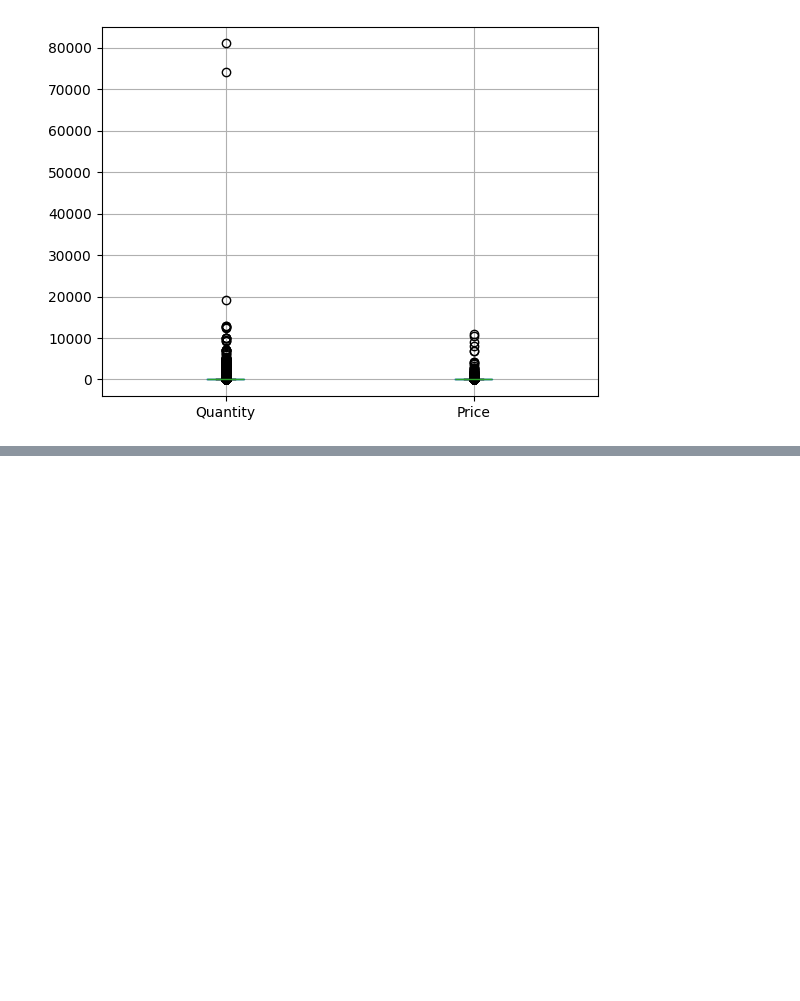
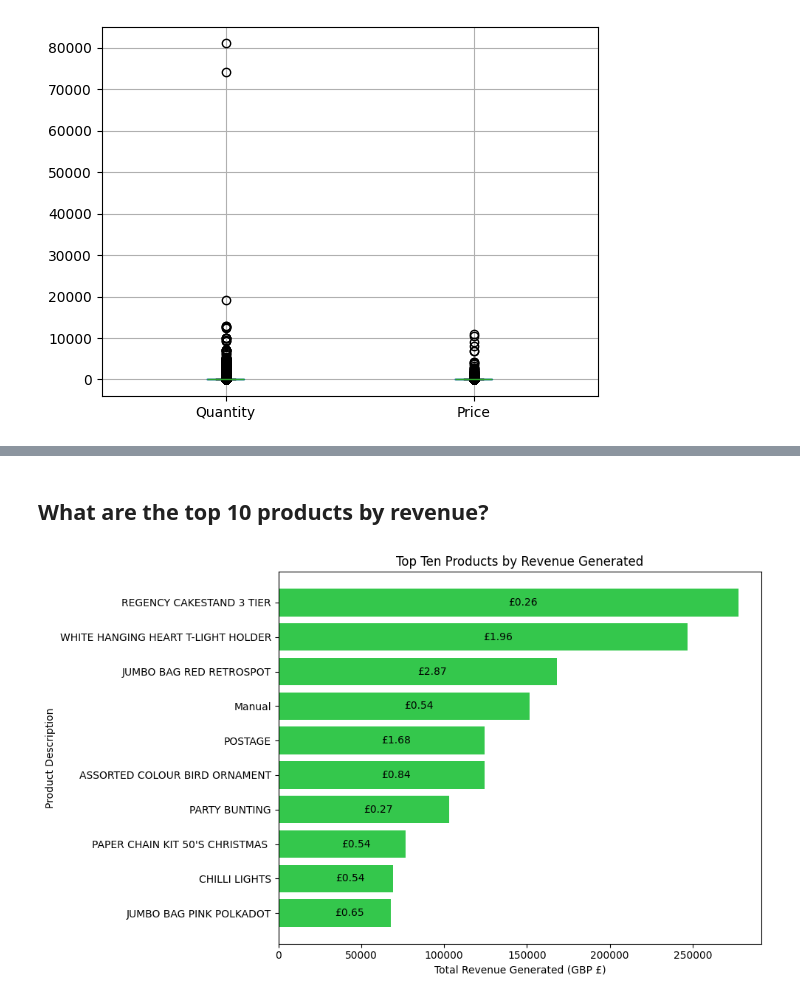
Before and after one commit to Gnabry1000/Retail-Business-Analysis, a Jupyter notebook: Business_Analysis.ipynb, the cells around one changed output, grey strips where cells are left out. Saved outputs shown, nothing was run; the diff lists cells and outputs as text; code cells hidden in the pictures; blank space fills up the shorter version.

```diff
--- a/Business_Analysis.ipynb
+++ b/Business_Analysis.ipynb
@@ -62,0 +145,27 @@ df_cleaned = df_cleaned[df_cleaned['Quantity'] < 70000]
+# %% [markdown]
+## What are the top 10 products by revenue?
+# %%
+revenue_generated = df_cleaned.groupby('StockCode').agg({
+                                        'Description': lambda x: x.mode()[0] if not x.mode().empty else x.iloc[0] ,
+                                        'TotalPrice': 'sum',
+                                        'Price': lambda x: x.mean().round(2)}).sort_values(by='TotalPrice', ascending=False).head(10)
+
+revenue_generated = revenue_generated.sort_values(by='TotalPrice', ascending=True)
+plt.figure(figsize=(10,6))
+revenue_bars = plt.barh(revenue_generated['Description'], revenue_generated['TotalPrice'], color='#34c74c')
+for bar, price in zip(revenue_bars, quantity_sold['Price']):
+    plt.text(
+        bar.get_width()/2,
+        bar.get_y() + bar.get_height() / 2,
+        f'£{price:.2f}',
+        va='center',
+        ha='left'
+    )
+plt.title('Top Ten Products by Revenue Generated')
+plt.ylabel('Product Description')
+plt.xlabel('Total Revenue Generated (GBP £)')
+plt.tight_layout()
+plt.savefig('visualizations/top_products_by_revenue.png')
+plt.show()
+# %% [output]
+[figure, added]
```
Also changed, not shown: parts of 51 cells of this notebook, 11 other files.
